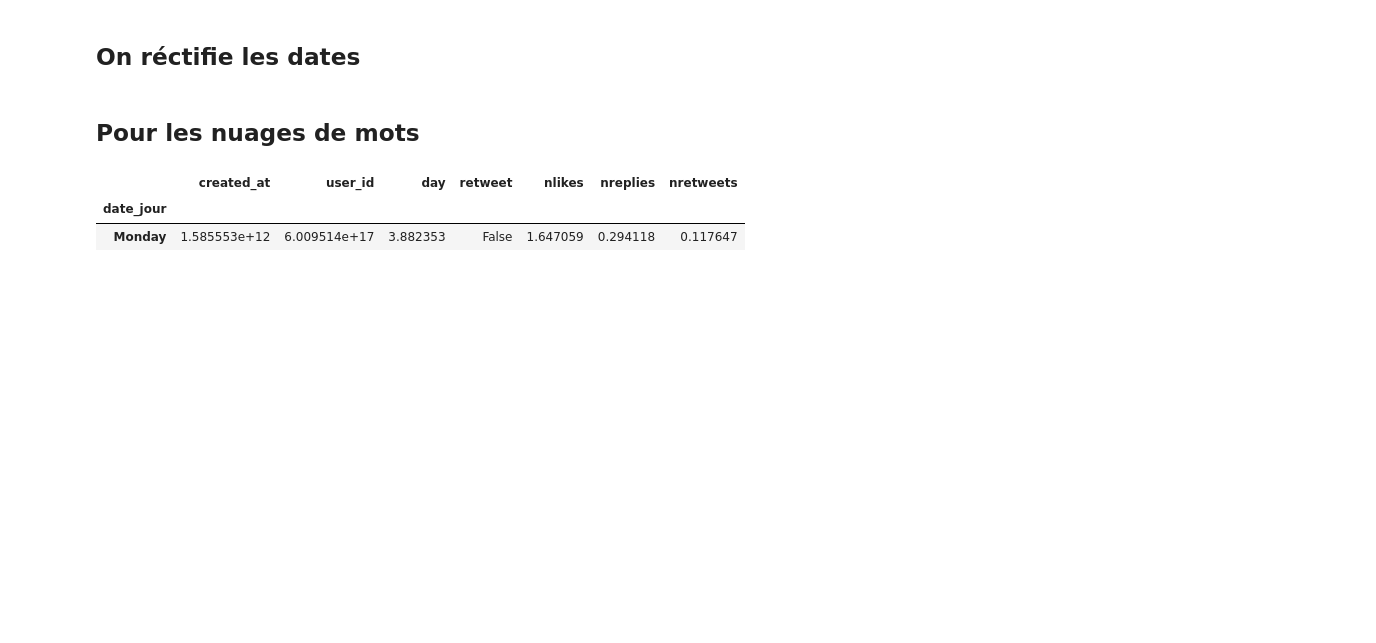
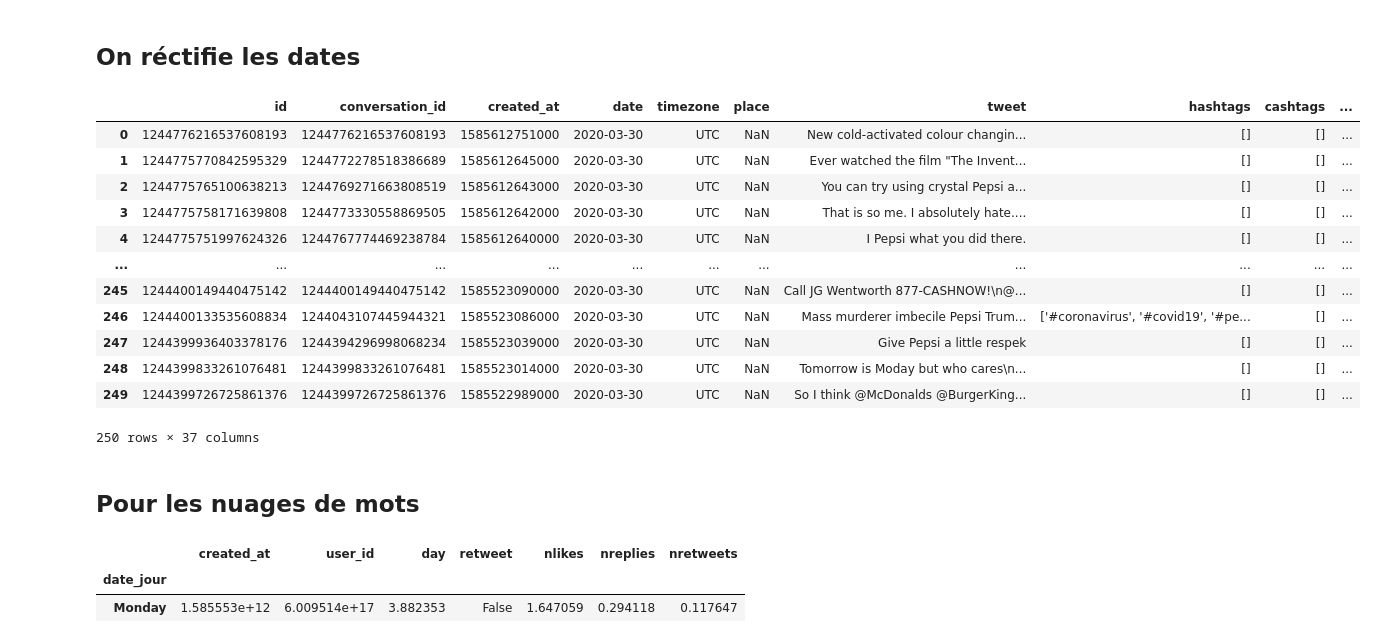
Before and after one commit to GaelleNovales/-Trendr, a Jupyter notebook: Tweetsearchipynb_v2.ipynb, the cells around one changed output. Cells and saved outputs as stored; diff of their text form; code cells hidden in the pictures; blank space fills up the shorter version.

```diff
--- a/Tweetsearchipynb_v2.ipynb
+++ b/Tweetsearchipynb_v2.ipynb
@@ -262,8 +281,23 @@ result.to_csv("./test_final.csv")
 # %% [markdown]
 ## On réctifie les dates
 # %%
-Tweets_df['date_jour']=datetime.strptime(Tweets_df['date'][0][:10], ('%Y-%m-%d')).strftime("%A")
-Tweets_df['date']=Tweets_df['date'][0][:10]
+data['date_jour']=datetime.strptime(data['date'][0][:10], ('%Y-%m-%d')).strftime("%A")
+data['date']=data['date'][0][:10]
+data.head(250)
+# %% [output]
+|  | id | conversation_id | created_at | date | timezone | place | tweet | hashtags | cashtags | ... |
+| 0 | 1244776216537608193 | 1244776216537608193 | 1585612751000 | 2020-03-30 | UTC | NaN | New cold-activated colour changin... | [] | [] | ... |
+| 1 | 1244775770842595329 | 1244772278518386689 | 1585612645000 | 2020-03-30 | UTC | NaN | Ever watched the film "The Invent... | [] | [] | ... |
+| 2 | 1244775765100638213 | 1244769271663808519 | 1585612643000 | 2020-03-30 | UTC | NaN | You can try using crystal Pepsi a... | [] | [] | ... |
+| 3 | 1244775758171639808 | 1244773330558869505 | 1585612642000 | 2020-03-30 | UTC | NaN | That is so me. I absolutely hate.... | [] | [] | ... |
+| 4 | 1244775751997624326 | 1244767774469238784 | 1585612640000 | 2020-03-30 | UTC | NaN | I Pepsi what you did there. | [] | [] | ... |
+| ... | ... | ... | ... | ... | ... | ... | ... | ... | ... | ... |
+| 245 | 1244400149440475142 | 1244400149440475142 | 1585523090000 | 2020-03-30 | UTC | NaN | Call JG Wentworth 877-CASHNOW!\n@... | [] | [] | ... |
+| 246 | 1244400133535608834 | 1244043107445944321 | 1585523086000 | 2020-03-30 | UTC | NaN | Mass murderer imbecile Pepsi Trum... | ['#coronavirus', '#covid19', '#pe... | [] | ... |
+| 247 | 1244399936403378176 | 1244394296998068234 | 1585523039000 | 2020-03-30 | UTC | NaN | Give Pepsi a little respek | [] | [] | ... |
+| 248 | 1244399833261076481 | 1244399833261076481 | 1585523014000 | 2020-03-30 | UTC | NaN | Tomorrow is Moday but who cares\n... | [] | [] | ... |
+| 249 | 1244399726725861376 | 1244399726725861376 | 1585522989000 | 2020-03-30 | UTC | NaN | So I think @McDonalds @BurgerKing... | [] | [] | ... |
+250 rows × 37 columns
 # %% [markdown]
 ## Pour les nuages de mots
 # %%
```
Also changed, not shown: parts of 5 cells of this notebook.
